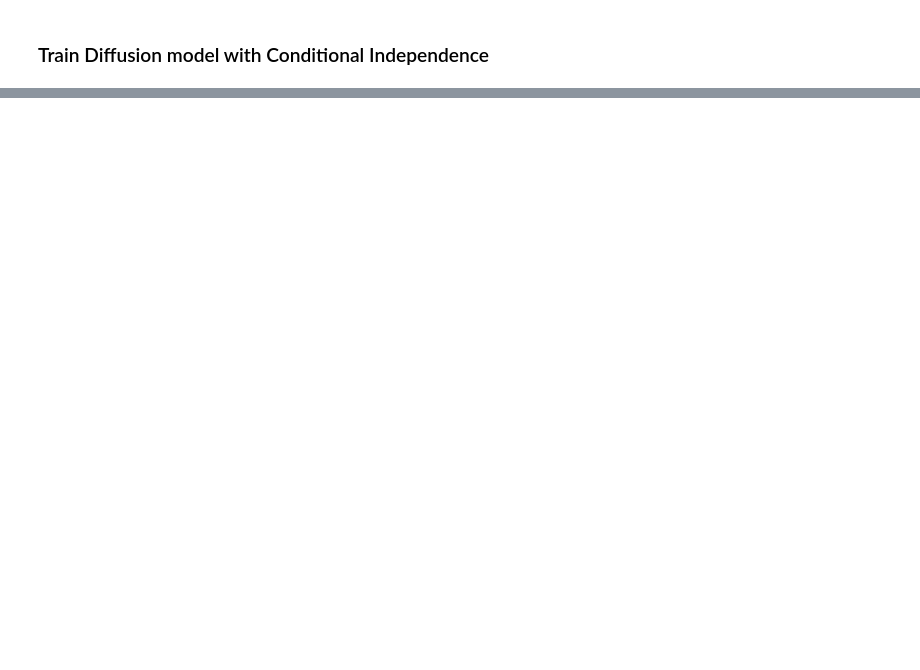
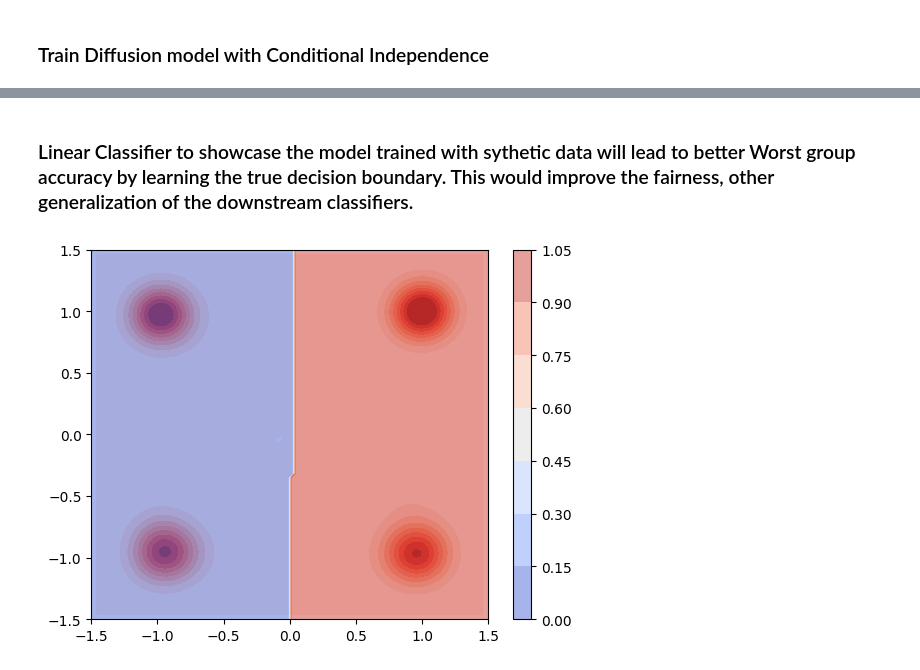
Before and after one commit to sachit3022/compositional-generation, a Jupyter notebook: notebooks/2d_gaussian_generation.ipynb, the cells around one changed output, grey strips where cells are left out. Drawn from its saved outputs; the diff is of its cells as text; code cells hidden in the pictures; blank space fills up the shorter version.

```diff
--- a/notebooks/2d_gaussian_generation.ipynb
+++ b/notebooks/2d_gaussian_generation.ipynb
@@ -217,3 +264,5 @@ density_plot(samples.cpu().detach().numpy())
+# %% [markdown]
+### Linear Classifier to showcase the model trained with sythetic data will lead to better Worst group accuracy by learning the true decision boundary. This would improve the fairness, other generalization of the downstream classifiers.
 # %%
 class LinearClassifier(nn.Module):
     def __init__(self, input_dim: int = 2, output_dim: int = 2):
@@ -223,32 +272,36 @@ class LinearClassifier(nn.Module):
         return self.linear(x)
 
 epochs = 10000
 classifier = LinearClassifier().to(device)
 criterion = nn.CrossEntropyLoss().to(device)
 optimizer = torch.optim.AdamW(classifier.parameters(), lr=0.001)
 scheduler = torch.optim.lr_scheduler.CosineAnnealingLR(optimizer, T_max=epochs)
 classifier.train()
 for i in range(epochs):
     optimizer.zero_grad()
     logits = classifier(samples)
     loss = criterion(logits, y[:,0]-1)
     loss.backward()
     optimizer.step()
     scheduler.step()
 def plot_classifier(model):
     x = torch.linspace(-1.5, 1.5, 100)
     y = torch.linspace(-1.5, 1.5, 100)
     X, Y = torch.meshgrid(x, y)
     Z = torch.zeros_like(X)
     for i in range(X.size(0)):
         for j in range(X.size(1)):
             z = torch.tensor([X[i,j], Y[i,j]]).to(device)
             with torch.no_grad():
                 logits = model(z)
             Z[i,j] = logits.argmax().item()
-    plt.contourf(X.numpy(), Y.numpy(), Z.numpy(), alpha=0.5)
+    plt.contourf(X.numpy(), Y.numpy(), Z.numpy(), alpha=0.5, cmap=cm.coolwarm)
     plt.colorbar()
     plt.show()
 
-
+density_plot(samples.cpu().detach().numpy())
+plt.xlim(-3, 3)
+plt.ylim(-3, 3)
 plot_classifier(classifier)
+# %% [output]
+[figure, added]
```
Also changed, not shown: parts of 19 cells of this notebook, 8 other files.
